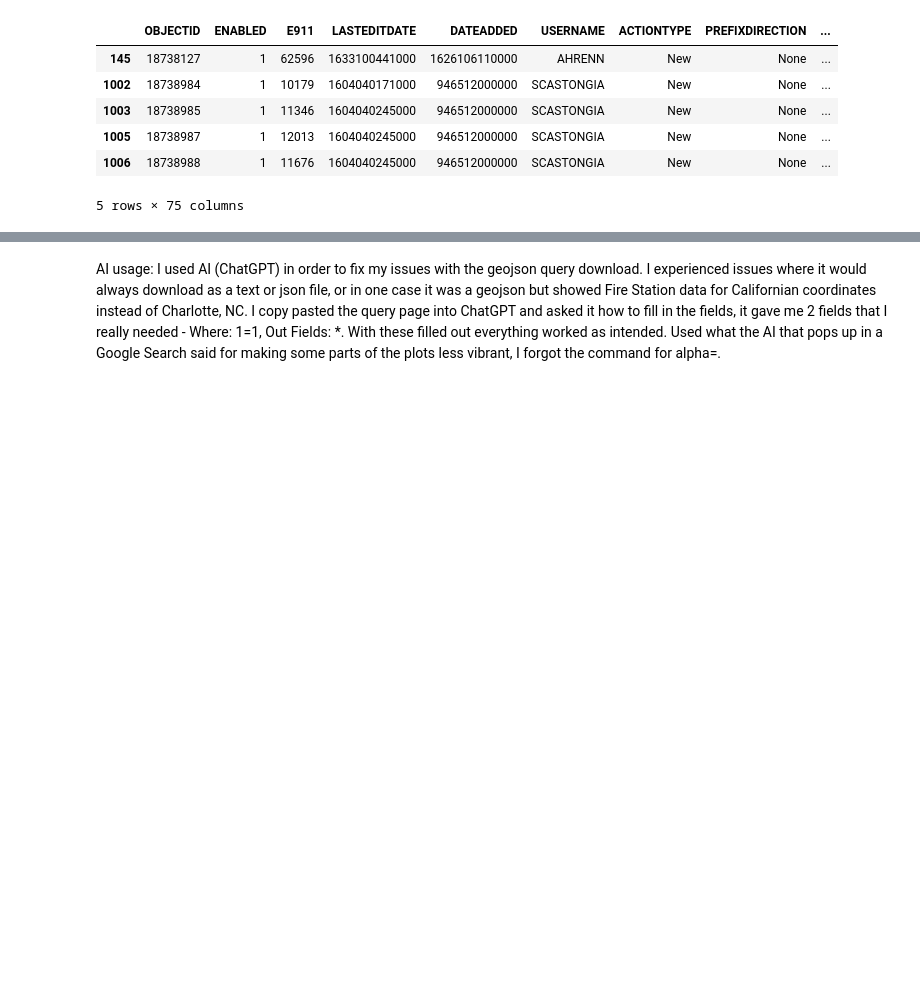
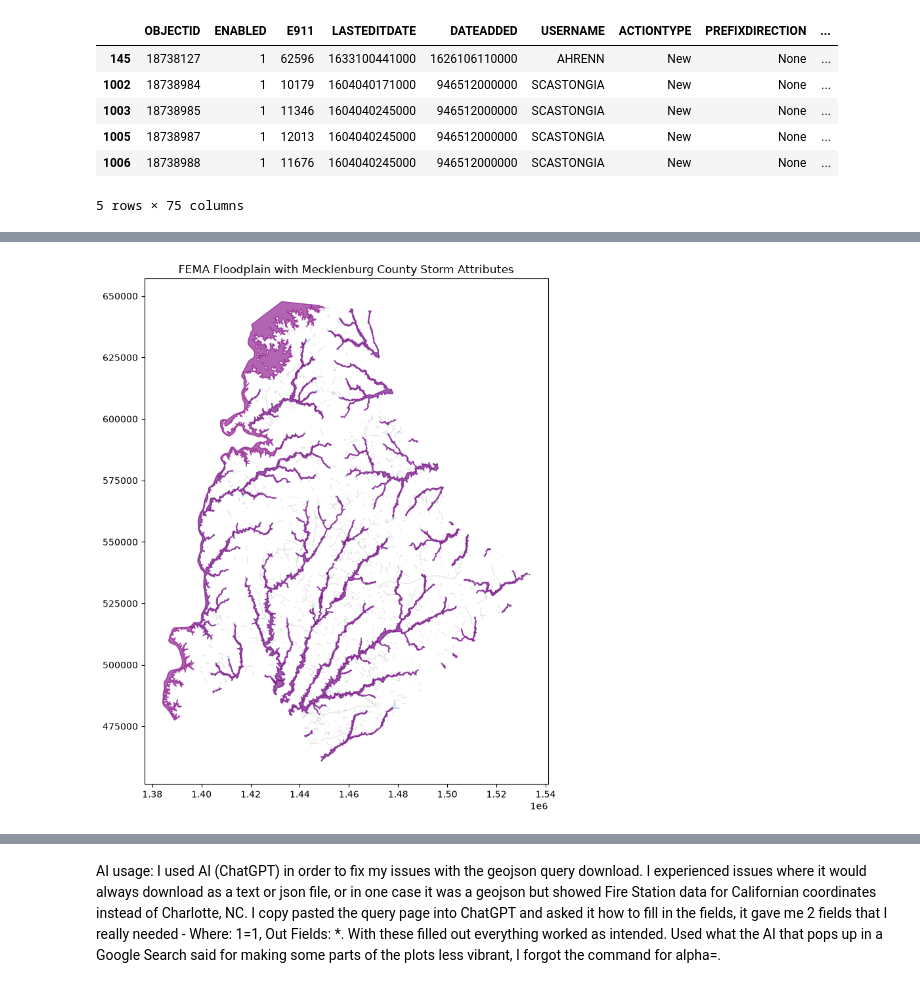
Before and after one commit to achakarova/geog592-achakaro, a Jupyter notebook: homework/week07/achakaro_hw08.ipynb, the cells around one changed output, grey strips where cells are left out. Saved outputs shown, nothing was run; the diff lists cells and outputs as text; code cells hidden in the pictures; blank space fills up the shorter version.

```diff
--- a/homework/week07/achakaro_hw08.ipynb
+++ b/homework/week07/achakaro_hw08.ipynb
@@ -217,0 +253,3 @@ flood_streets_near_fire.to_file(f"{data_directory}/flood_streets_near_fire.geojs
+# %%
+storm_data = pd.read_csv(f"{data_directory}/storm_data.csv")
+storm_data.head()
@@ -217,0 +264,5 @@ flood_streets_near_fire.to_file(f"{data_directory}/flood_streets_near_fire.geojs
+# %%
+#keep the Mecklenburg County records from the downloaded NOAA table
+mecklenburg_storms = storm_data[(storm_data["STATE"] == "NORTH CAROLINA") & (storm_data["CZ_NAME_STR"] == "MECKLENBURG CO.")].copy()
+#Maybe can use .contains too
+mecklenburg_storms.head()
@@ -217,0 +277,8 @@ flood_streets_near_fire.to_file(f"{data_directory}/flood_streets_near_fire.geojs
+# %%
+#make sure injuries and fatalities are numeric before adding them
+mecklenburg_storms["fatalities"] = (mecklenburg_storms["DEATHS_DIRECT"])
+mecklenburg_storms["injuries"] = (mecklenburg_storms["INJURIES_DIRECT"])
+
+storm_summary = pd.DataFrame({"COUNTY": ["MECKLENBURG"], "storm_events": [len(mecklenburg_storms)],
+                              "fatalities": [mecklenburg_storms["fatalities"].sum()], "injuries": [mecklenburg_storms["injuries"].sum()]})
+storm_summary
@@ -217,0 +288,7 @@ flood_streets_near_fire.to_file(f"{data_directory}/flood_streets_near_fire.geojs
+# %%
+fema_storms = fema.copy()
+fema_storms["COUNTY"] = "MECKLENBURG"
+
+#attribute join where FEMA has the geometry and storm_summary has the table values
+fema_storms = fema_storms.merge(storm_summary, on="COUNTY", how="left")
+fema_storms.head()
@@ -217,0 +302,11 @@ flood_streets_near_fire.to_file(f"{data_directory}/flood_streets_near_fire.geojs
+# %%
+fig, ax = plt.subplots(figsize=(10, 10))
+
+community.plot(ax=ax, color="lightblue", alpha=0.6, edgecolor="lightblue")
+streets.plot(ax=ax, color="gray", alpha=0.2, linewidth=1)
+fema_storms.plot(ax=ax, color="purple", alpha=0.6, edgecolor="purple")
+
+ax.set_title("FEMA Floodplain with Mecklenburg County Storm Attributes")
+plt.show()
+# %% [output]
+[figure, added]
```
Also changed, not shown: parts of 23 cells of this notebook, 3 other files.
